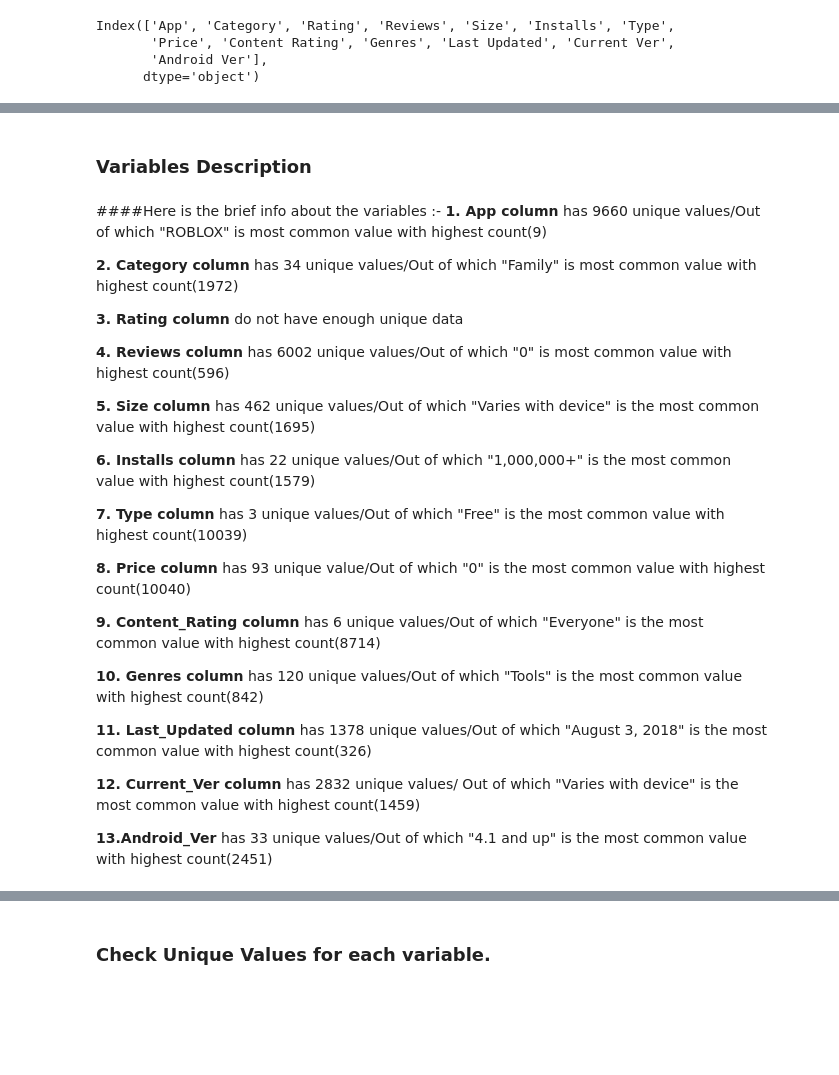
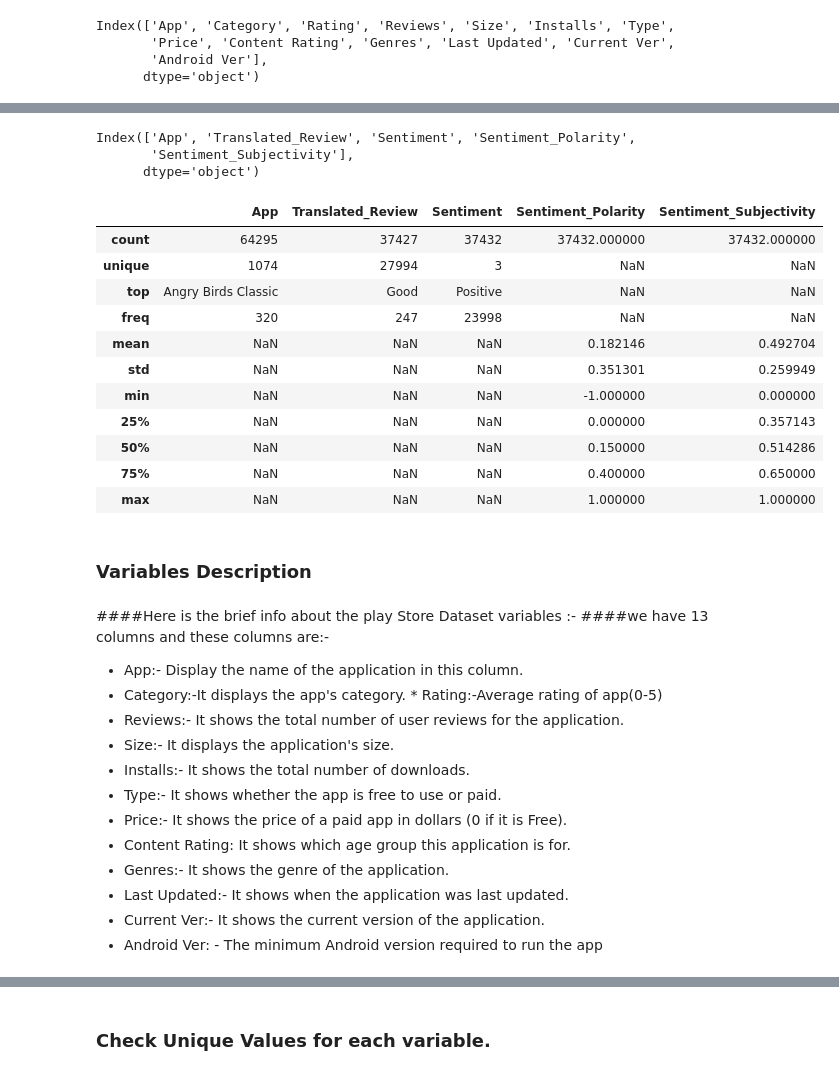
Before and after one commit to hbansal27/Google_Play_Store_Apps_Ratings_EDA, a Jupyter notebook: Play_Store_App_Review_Analysis_EDA.ipynb, the cells around one changed output, grey strips where cells are left out. Cells and saved outputs as stored; diff of their text form; code cells hidden in the pictures; blank space fills up the shorter version.

```diff
--- a/Play_Store_App_Review_Analysis_EDA.ipynb
+++ b/Play_Store_App_Review_Analysis_EDA.ipynb
@@ -250,32 +300,45 @@ play_data.describe(include='all')
 | 50% | NaN | NaN | 4.300000 | NaN | NaN | NaN | NaN | NaN | NaN | NaN | ... |
 | 75% | NaN | NaN | 4.500000 | NaN | NaN | NaN | NaN | NaN | NaN | NaN | ... |
 | max | NaN | NaN | 19.000000 | NaN | NaN | NaN | NaN | NaN | NaN | NaN | ... |
+# %%
+# Dataset Columns
+#User Review Dataset
+ur_data.columns
+# %% [output]
+Index(['App', 'Translated_Review', 'Sentiment', 'Sentiment_Polarity',
+       'Sentiment_Subjectivity'],
+      dtype='object')
+# %%
+# Dataset Describe
+ur_data.describe(include='all')
+# %% [output]
+|  | App | Translated_Review | Sentiment | Sentiment_Polarity | Sentiment_Subjectivity |
+| count | 64295 | 37427 | 37432 | 37432.000000 | 37432.000000 |
+| unique | 1074 | 27994 | 3 | NaN | NaN |
+| top | Angry Birds Classic | Good | Positive | NaN | NaN |
+| freq | 320 | 247 | 23998 | NaN | NaN |
+| mean | NaN | NaN | NaN | 0.182146 | 0.492704 |
+| std | NaN | NaN | NaN | 0.351301 | 0.259949 |
+| min | NaN | NaN | NaN | -1.000000 | 0.000000 |
+| 25% | NaN | NaN | NaN | 0.000000 | 0.357143 |
+| 50% | NaN | NaN | NaN | 0.150000 | 0.514286 |
+| 75% | NaN | NaN | NaN | 0.400000 | 0.650000 |
+| max | NaN | NaN | NaN | 1.000000 | 1.000000 |
 # %% [markdown]
 ### Variables Description
-# %% [markdown]
-####Here is the brief info about the variables :-
-**1. App column** has 9660 unique values/Out of which "ROBLOX" is most common value with highest count(9)
-
-**2. Category column** has 34 unique values/Out of which "Family" is most common value with highest count(1972)
-
-**3. Rating column** do not have enough unique data
-
-**4. Reviews column** has 6002 unique values/Out of which "0" is most common value with highest count(596)
-
-**5. Size column** has 462 unique values/Out of which "Varies with device" is the most common value with highest count(1695)
-
-**6. Installs column** has 22 unique values/Out of which "1,000,000+" is the most common value with highest count(1579)
-
-**7. Type column** has 3 unique values/Out of which "Free" is the most common value with highest count(10039)
-
-**8. Price column** has 93 unique value/Out of which "0" is the most common value with highest count(10040)
-
-**9. Content_Rating column** has 6 unique values/Out of which "Everyone" is the most common value with highest count(8714)
-
-**10. Genres column** has 120 unique values/Out of which "Tools" is the most common value with highest count(842)
-
-**11. Last_Updated column** has 1378 unique values/Out of which "August 3, 2018" is the most common value with highest count(326)
-
-**12. Current_Ver column** has 2832 unique values/ Out of which "Varies with device" is the most common value with highest count(1459)
-
-**13.Android_Ver** has 33 unique values/Out of which "4.1 and up" is the most common value with highest count(2451)
+# %% [markdown]
+####Here is the brief info about the play Store Dataset variables :-
+####we have 13 columns and these columns are:-
+* App:- Display the name of the application in this column.
+* Category:-It displays the app's category.
+* Rating:-Average rating of app(0-5)
+* Reviews:- It shows the total number of user reviews for the application.
+* Size:- It displays the application's size.
+* Installs:- It shows the total number of downloads.
+* Type:- It shows whether the app is free to use or paid.
+* Price:- It shows the price of a paid app in dollars (0 if it is Free).
+* Content Rating: It shows which age group this application is for.
+* Genres:- It shows the genre of the application.
+* Last Updated:- It shows when the application was last updated.
+* Current Ver:- It shows the current version of the application.
+* Android Ver: - The minimum Android version required to run the app
```
Also changed, not shown: parts of 45 cells of this notebook.
